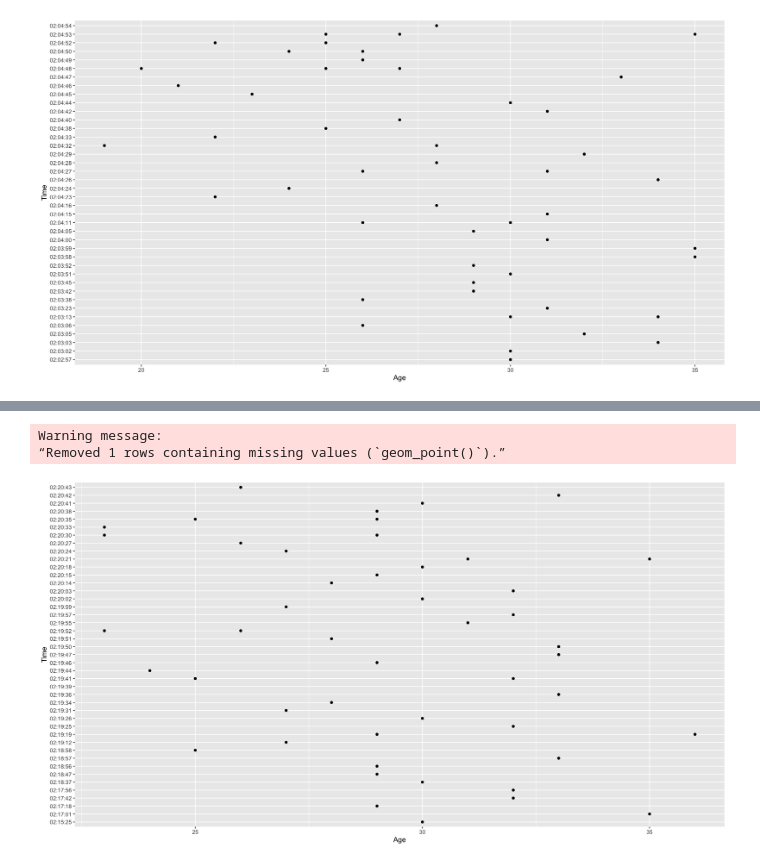
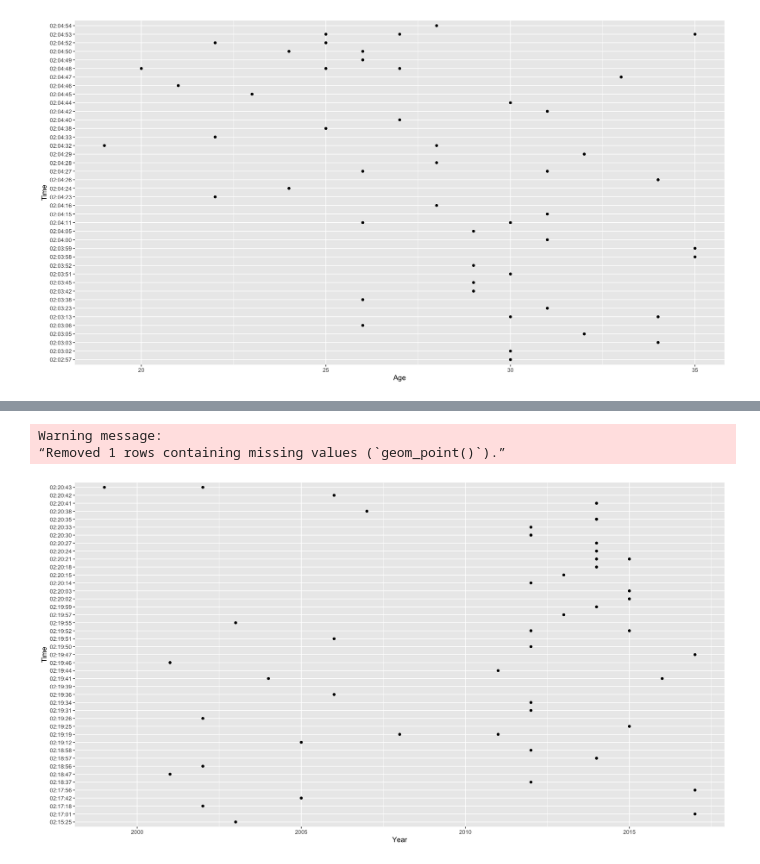
Before and after one commit to TomasLira/Sprint-and-Marathon-analysis, a Jupyter notebook: ExploratoryAnalysisRunners.ipynb, the cells around one changed output, grey strips where cells are left out. Cells and saved outputs as stored; diff of their text form; code cells hidden in the pictures.

```diff
--- a/ExploratoryAnalysisRunners.ipynb
+++ b/ExploratoryAnalysisRunners.ipynb
@@ -322,12 +377,11 @@ scale_x_continuous(breaks = seq(20,40,5))
 # %%
 fastest_time_marathon_women <- runners_women |>
 filter(Event == "Marathon") |>
 arrange(Time)
 top_50_fastest_time_marathon_women <- head(fastest_time_marathon_women,50)
 
-ggplot(data = top_50_fastest_time_marathon_women, mapping = aes(x = Age, Time)) + geom_point(mapping = aes(group = Name))+
-scale_x_continuous(breaks = seq(20,40,5))
+ggplot(data = top_50_fastest_time_marathon_women, mapping = aes(x = Year, Time)) + geom_point(mapping = aes(group = Name))
 # %% [output]
 Warning message:
 “Removed 1 rows containing missing values (`geom_point()`).”
-[figure, old version]
+[figure, new version]
```
Also changed, not shown: parts of 9 cells of this notebook.
